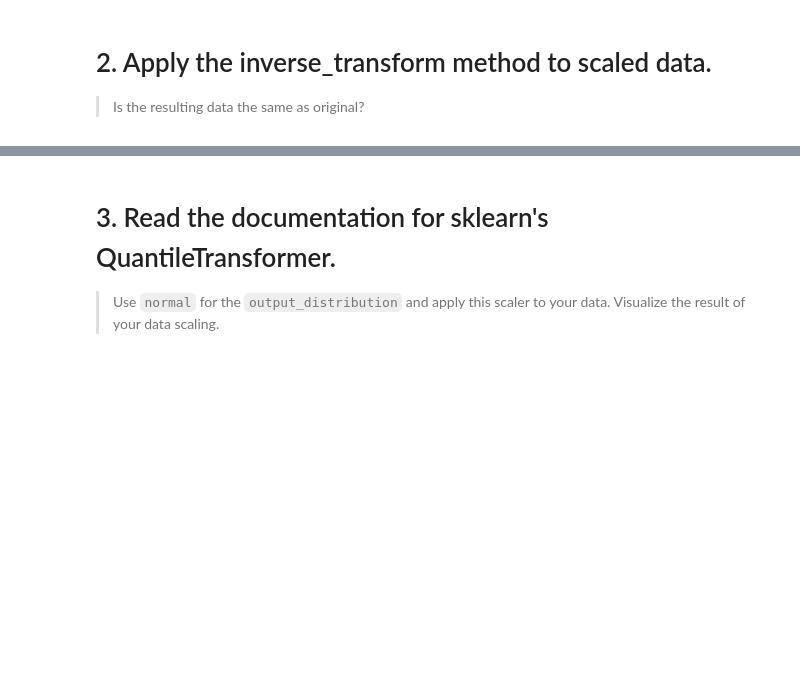
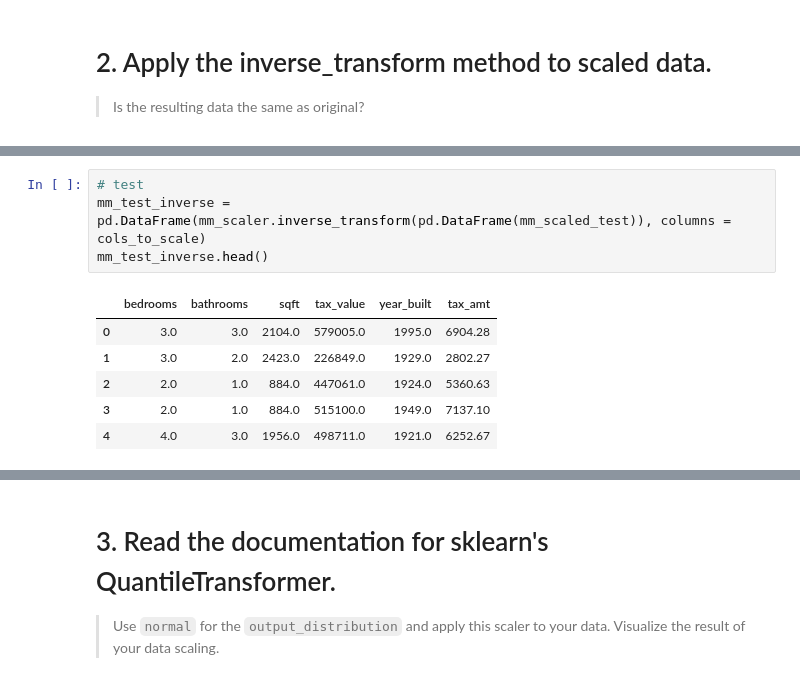
Before and after one commit to Jonessn22/regression_exercises, a Jupyter notebook: 02b_scaling_exercises.ipynb, the cells around one changed output, grey strips where cells are left out. Cells and saved outputs as stored; diff of their text form; blank space fills up the shorter version.

```diff
--- a/02b_scaling_exercises.ipynb
+++ b/02b_scaling_exercises.ipynb
@@ -230,0 +217,11 @@ plt.tight_layout();
+# %%
+# test
+mm_test_inverse = pd.DataFrame(mm_scaler.inverse_transform(pd.DataFrame(mm_scaled_test)), columns = cols_to_scale)
+mm_test_inverse.head()
+# %% [output]
+|  | bedrooms | bathrooms | sqft | tax_value | year_built | tax_amt |
+| 0 | 3.0 | 3.0 | 2104.0 | 579005.0 | 1995.0 | 6904.28 |
+| 1 | 3.0 | 2.0 | 2423.0 | 226849.0 | 1929.0 | 2802.27 |
+| 2 | 2.0 | 1.0 | 884.0 | 447061.0 | 1924.0 | 5360.63 |
+| 3 | 2.0 | 1.0 | 884.0 | 515100.0 | 1949.0 | 7137.10 |
+| 4 | 4.0 | 3.0 | 1956.0 | 498711.0 | 1921.0 | 6252.67 |
```
Also changed, not shown: parts of 20 cells of this notebook, 5 other files.
